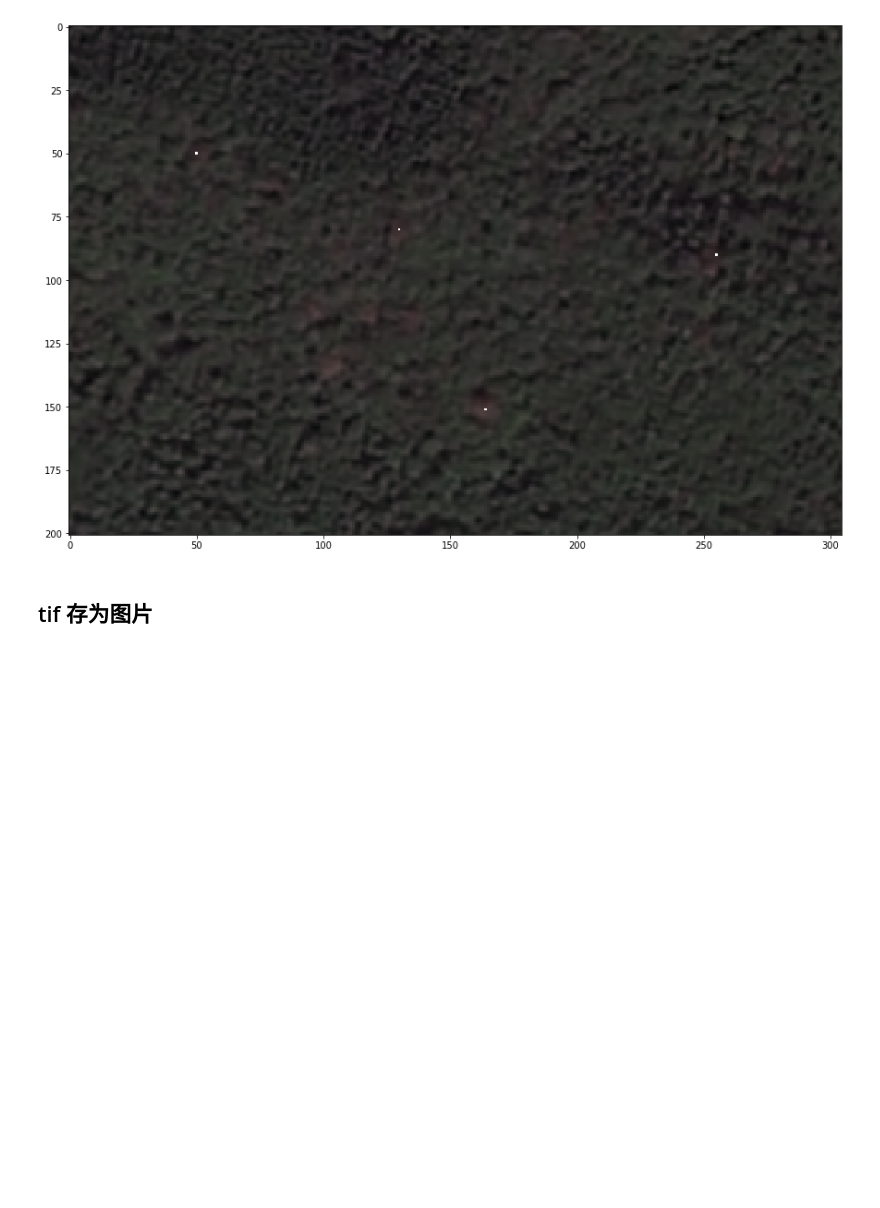
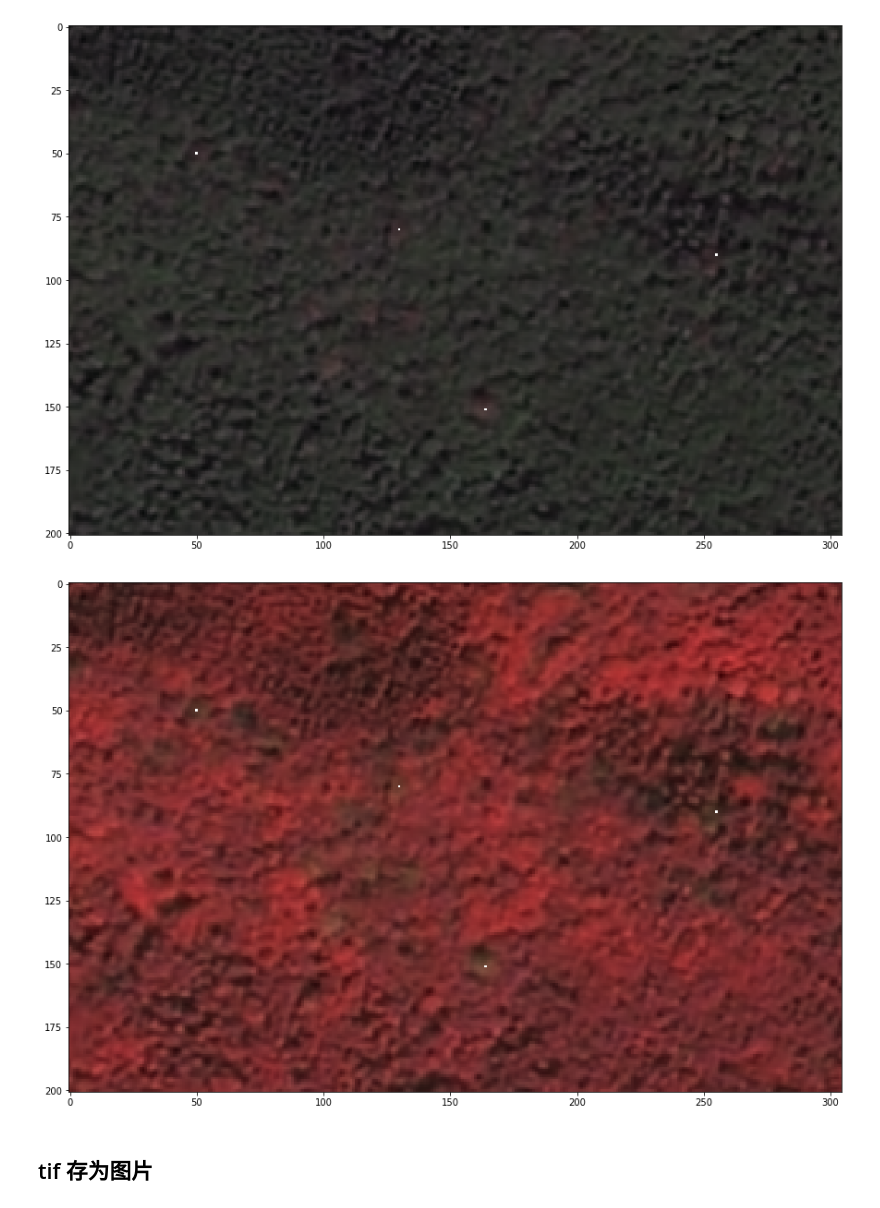
Before and after one commit to uid42/sick_tree_detection, a Jupyter notebook: tif2fig.ipynb, the cells around one changed output. Saved outputs shown, nothing was run; the diff lists cells and outputs as text; code cells hidden in the pictures; blank space fills up the shorter version.

```diff
--- a/tif2fig.ipynb
+++ b/tif2fig.ipynb
@@ -98,21 +108,29 @@ ax.imshow(rgb);
 # %%
 tif = tiff.imread('./data/src/2p.tif')
 mask = tif2mask(tif)
-
+mask = mask[960:1161, 527:832]
 _,ax = plt.subplots(1,1,figsize=(15,15))
-ax.imshow(mask[960:1161, 527:832]);
+ax.imshow(mask);
 # %% [output]
 [figure]
 # %%
-mask = mask[960:1161, 527:832, None]
-rgb = rgb[960:1161, 527:832]
-fig_mask = rgb + mask
+rgb210 = rgb210[960:1161, 527:832]
+fig_mask = rgb210 + mask[...,None]
 fig_mask = fig_mask.clip(max=255)
 
 _,ax = plt.subplots(1,1,figsize=(15,15))
 ax.imshow(fig_mask);
 # %% [output]
 [figure]
+# %%
+rgb321 = rgb321[960:1161, 527:832]
+fig_mask = rgb321 + mask[...,None]
+fig_mask = fig_mask.clip(max=255)
+
+_,ax = plt.subplots(1,1,figsize=(15,15))
+ax.imshow(fig_mask);
+# %% [output]
+[figure, added]
 # %% [markdown]
 ## tif 存为图片
 # %%
```
Also changed, not shown: parts of 4 cells of this notebook, 1 other file.
